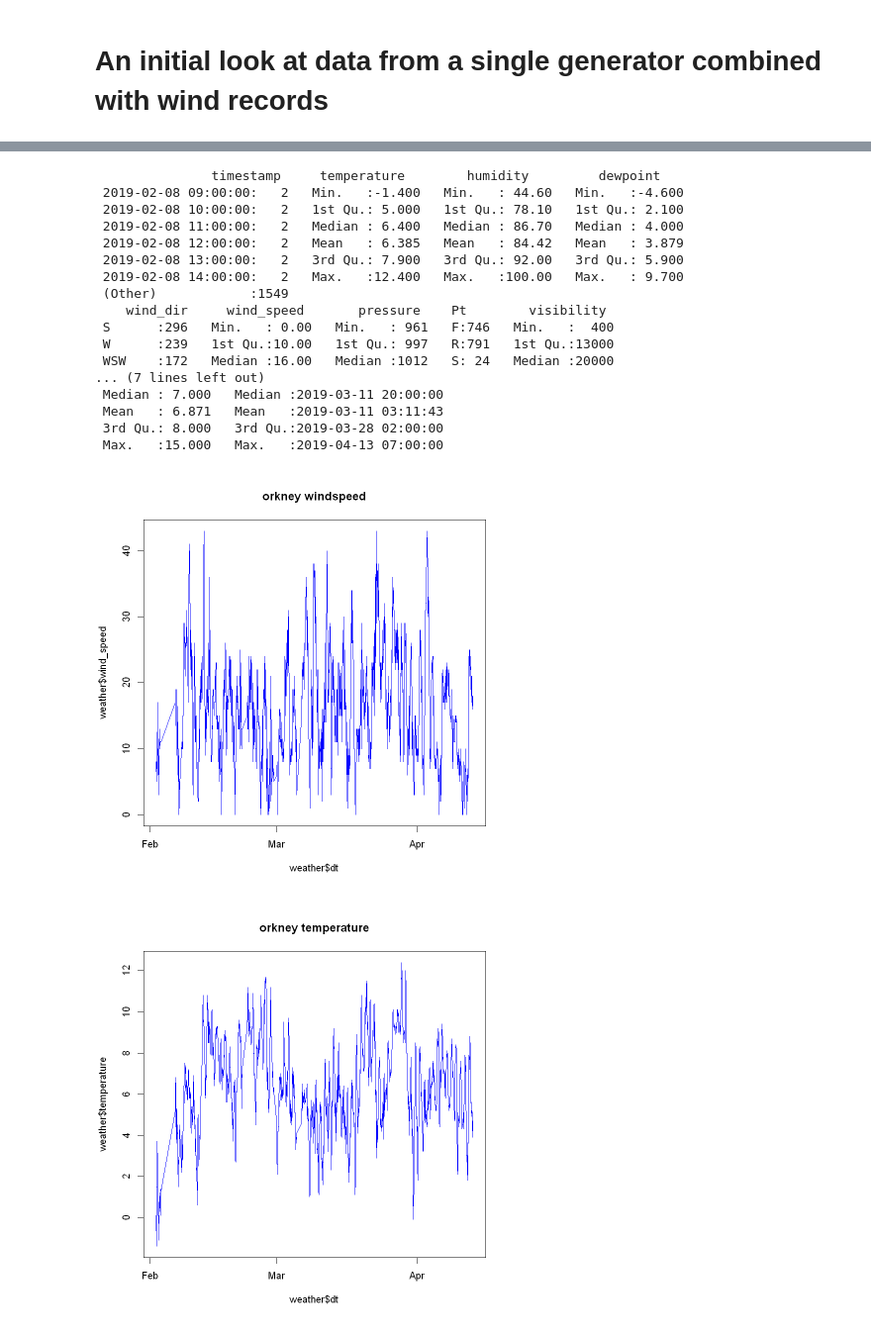
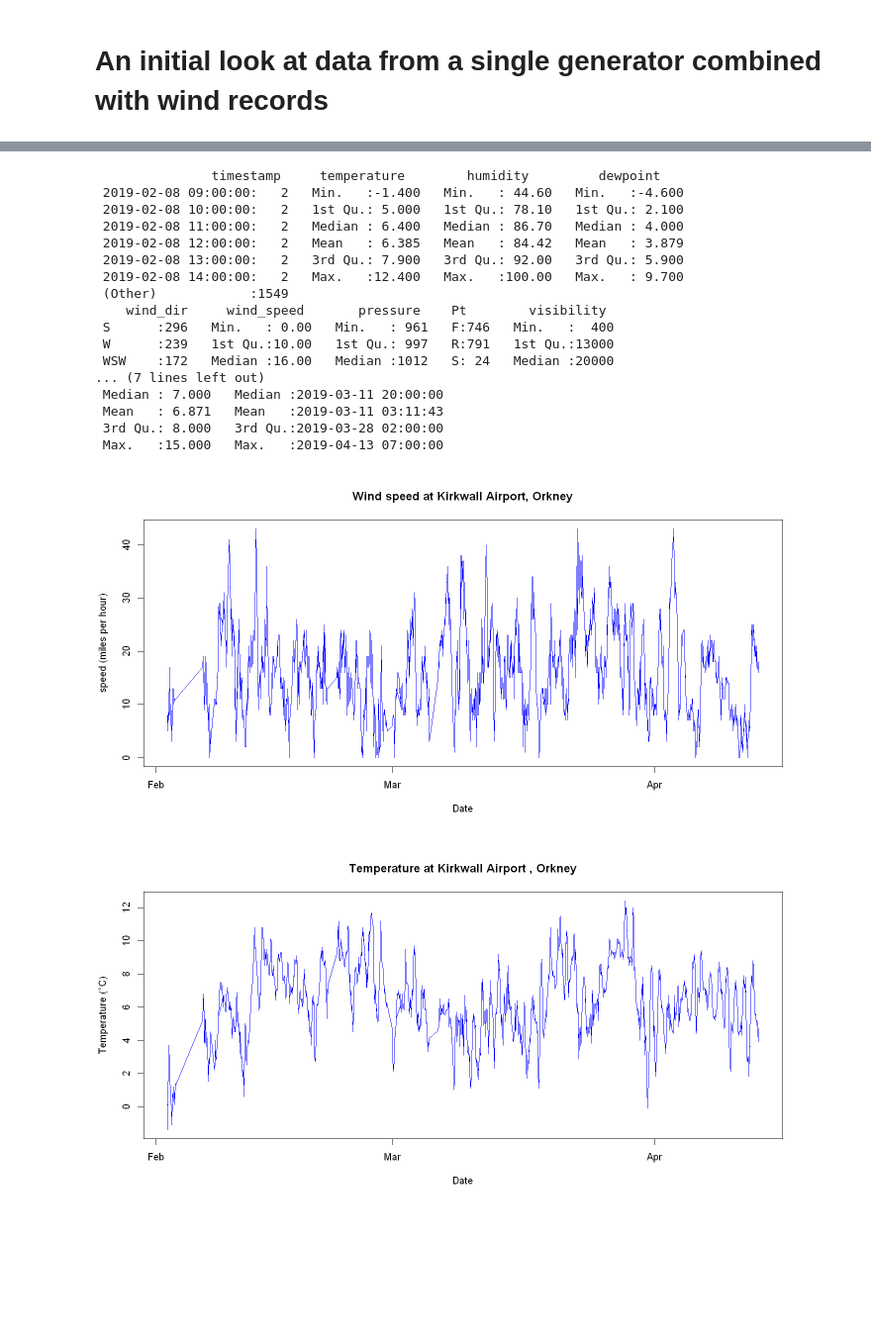
Before and after one commit to srendall91/orkney-electricity, a Jupyter notebook: quarryhouse_weather_combine/quarryhouse.ipynb, the cells around one changed output, grey strips where cells are left out. Shown at 99% size. Drawn from its saved outputs; the diff is of its cells as text; code cells hidden in the pictures; blank space fills up the shorter version.

Commit message:
tidied charts

```diff
--- a/quarryhouse_weather_combine/quarryhouse.ipynb
+++ b/quarryhouse_weather_combine/quarryhouse.ipynb
@@ -27,28 +38,39 @@ plot(quarryhouse$dt, quarryhouse$yield, main="power generated from domestic turb
 # %%
-
 weather <- read.csv("./database/orkneyweatherlog.csv", header = TRUE, sep=",", dec =".")
 weather$dt <- as.POSIXct(weather$timestamp,format="%Y-%m-%d %H:%M:%S",tz="GMT")
 summary(weather)
-plot(weather$dt, weather$wind_speed, main="orkney windspeed", type = "l", col ="blue")
-plot(weather$dt, weather$temperature, main="orkney temperature", type = "l", col ="blue")
-hist(weather$wind_speed, 100)
+plot(weather$dt, weather$wind_speed,
+     main="Wind speed at Kirkwall Airport, Orkney",
+     ylab = "speed (miles per hour)",
+     xlab = "Date",
+     type = "l", col ="blue")
+plot(weather$dt, weather$temperature,
+     main="Temperature at Kirkwall Airport , Orkney",
+     ylab = "Temperature (°C)",
+     xlab = "Date",
+     type = "l", col ="blue")
+hist(weather$wind_speed, 100,
+     main="Histogram of Windspeed records at Kirkwall Airport, Orkney",
+     xlab = "speed (miles per hour)",
+     ylab = "Frequency",
+     col = "blue")
 # %% [output]
                timestamp     temperature        humidity         dewpoint
  2019-02-08 09:00:00:   2   Min.   :-1.400   Min.   : 44.60   Min.   :-4.600
  2019-02-08 10:00:00:   2   1st Qu.: 5.000   1st Qu.: 78.10   1st Qu.: 2.100
  2019-02-08 11:00:00:   2   Median : 6.400   Median : 86.70   Median : 4.000
  2019-02-08 12:00:00:   2   Mean   : 6.385   Mean   : 84.42   Mean   : 3.879
  2019-02-08 13:00:00:   2   3rd Qu.: 7.900   3rd Qu.: 92.00   3rd Qu.: 5.900
  2019-02-08 14:00:00:   2   Max.   :12.400   Max.   :100.00   Max.   : 9.700
  (Other)            :1549
     wind_dir     wind_speed       pressure    Pt        visibility
  S      :296   Min.   : 0.00   Min.   : 961   F:746   Min.   :  400
  W      :239   1st Qu.:10.00   1st Qu.: 997   R:791   1st Qu.:13000
  WSW    :172   Median :16.00   Median :1012   S: 24   Median :20000
 ... (7 lines left out)
  Median : 7.000   Median :2019-03-11 20:00:00
  Mean   : 6.871   Mean   :2019-03-11 03:11:43
  3rd Qu.: 8.000   3rd Qu.:2019-03-28 02:00:00
  Max.   :15.000   Max.   :2019-04-13 07:00:00
-[figure, old version]
+[figure, new version]
-[figure, old version]
+[figure, new version]
```
Also changed, not shown: parts of 15 cells of this notebook.
